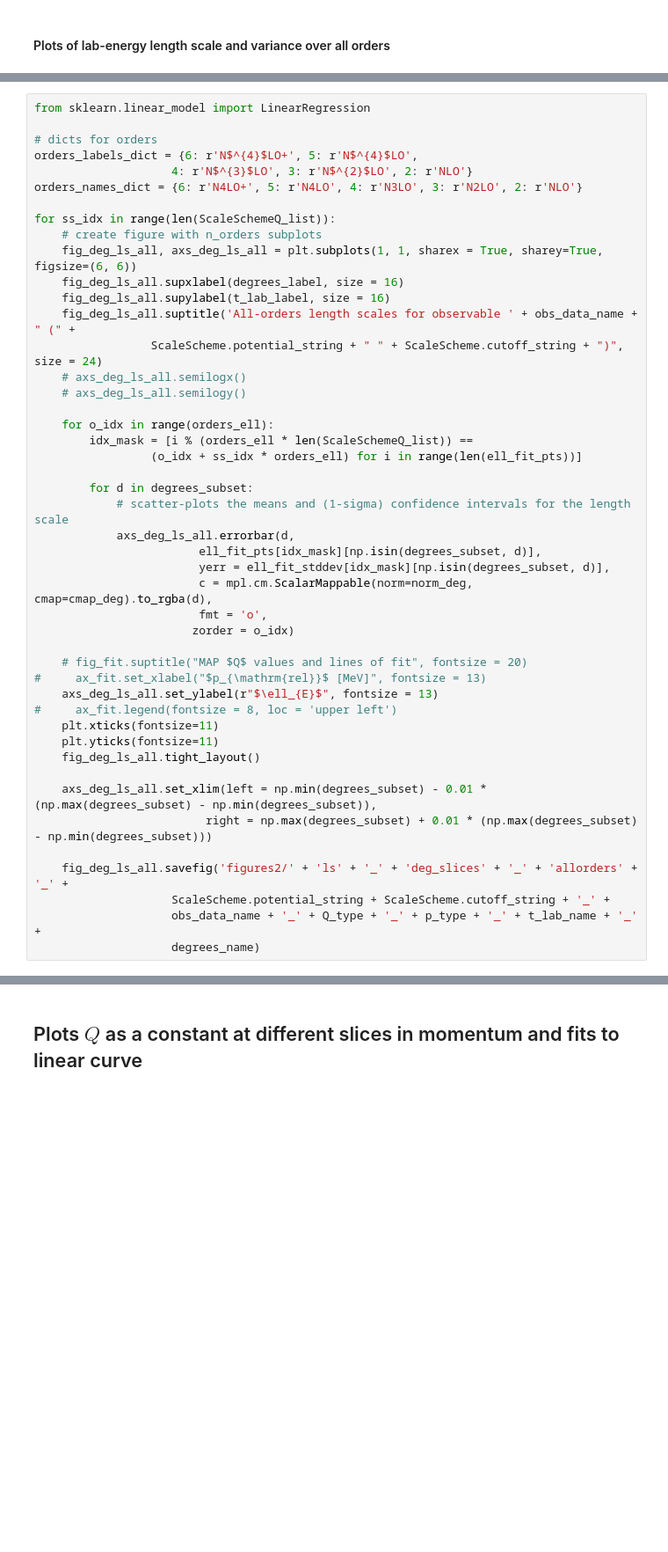
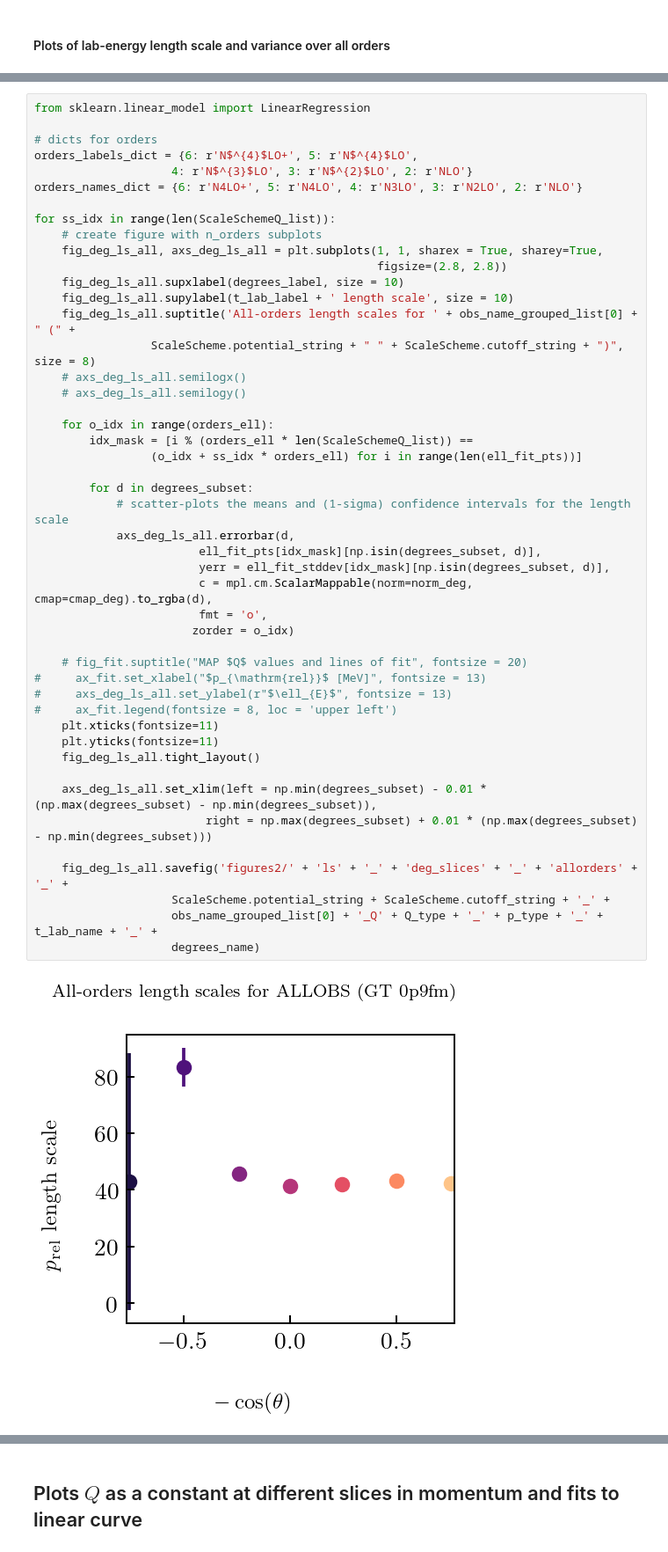
Before and after one commit to buqeye/modern_nn_potentials, a Jupyter notebook: notebooks/paper_figures_2.ipynb, the cells around one changed output, grey strips where cells are left out. Shown at 88% size. Drawn from its saved outputs; the diff is of its cells as text; blank space fills up the shorter version.

```diff
--- a/notebooks/paper_figures_2.ipynb
+++ b/notebooks/paper_figures_2.ipynb
@@ -1739,41 +1919,44 @@ orders_names_dict = {6: r'N4LO+', 5: r'N4LO', 4: r'N3LO', 3: r'N2LO', 2: r'NLO'}
 
 for ss_idx in range(len(ScaleSchemeQ_list)):
     # create figure with n_orders subplots
-    fig_deg_ls_all, axs_deg_ls_all = plt.subplots(1, 1, sharex = True, sharey=True, figsize=(6, 6))
-    fig_deg_ls_all.supxlabel(degrees_label, size = 16)
-    fig_deg_ls_all.supylabel(t_lab_label, size = 16)
-    fig_deg_ls_all.suptitle('All-orders length scales for observable ' + obs_data_name + " (" +
-                 ScaleScheme.potential_string + " " + ScaleScheme.cutoff_string + ")", size = 24)
+    fig_deg_ls_all, axs_deg_ls_all = plt.subplots(1, 1, sharex = True, sharey=True,
+                                                  figsize=(2.8, 2.8))
+    fig_deg_ls_all.supxlabel(degrees_label, size = 10)
+    fig_deg_ls_all.supylabel(t_lab_label + ' length scale', size = 10)
+    fig_deg_ls_all.suptitle('All-orders length scales for ' + obs_name_grouped_list[0] + " (" +
+                 ScaleScheme.potential_string + " " + ScaleScheme.cutoff_string + ")", size = 8)
     # axs_deg_ls_all.semilogx()
     # axs_deg_ls_all.semilogy()
 
     for o_idx in range(orders_ell):
         idx_mask = [i % (orders_ell * len(ScaleSchemeQ_list)) ==
                  (o_idx + ss_idx * orders_ell) for i in range(len(ell_fit_pts))]
 
         for d in degrees_subset:
             # scatter-plots the means and (1-sigma) confidence intervals for the length scale
             axs_deg_ls_all.errorbar(d,
                         ell_fit_pts[idx_mask][np.isin(degrees_subset, d)],
                         yerr = ell_fit_stddev[idx_mask][np.isin(degrees_subset, d)],
                         c = mpl.cm.ScalarMappable(norm=norm_deg, cmap=cmap_deg).to_rgba(d),
                         fmt = 'o',
                        zorder = o_idx)
 
     # fig_fit.suptitle("MAP $Q$ values and lines of fit", fontsize = 20)
 #     ax_fit.set_xlabel("$p_{\mathrm{rel}}$ [MeV]", fontsize = 13)
-    axs_deg_ls_all.set_ylabel(r"$\ell_{E}$", fontsize = 13)
+#     axs_deg_ls_all.set_ylabel(r"$\ell_{E}$", fontsize = 13)
 #     ax_fit.legend(fontsize = 8, loc = 'upper left')
     plt.xticks(fontsize=11)
     plt.yticks(fontsize=11)
     fig_deg_ls_all.tight_layout()
 
     axs_deg_ls_all.set_xlim(left = np.min(degrees_subset) - 0.01 * (np.max(degrees_subset) - np.min(degrees_subset)),
                          right = np.max(degrees_subset) + 0.01 * (np.max(degrees_subset) - np.min(degrees_subset)))
 
     fig_deg_ls_all.savefig('figures2/' + 'ls' + '_' + 'deg_slices' + '_' + 'allorders' + '_' +
                     ScaleScheme.potential_string + ScaleScheme.cutoff_string + '_' +
-                    obs_data_name + '_' + Q_type + '_' + p_type + '_' + t_lab_name + '_' +
+                    obs_name_grouped_list[0] + '_Q' + Q_type + '_' + p_type + '_' + t_lab_name + '_' +
                     degrees_name)
+# %% [output]
+[figure, added]
 # %%
 1/0
```
Also changed, not shown: parts of 21 cells of this notebook, 33 other files.
